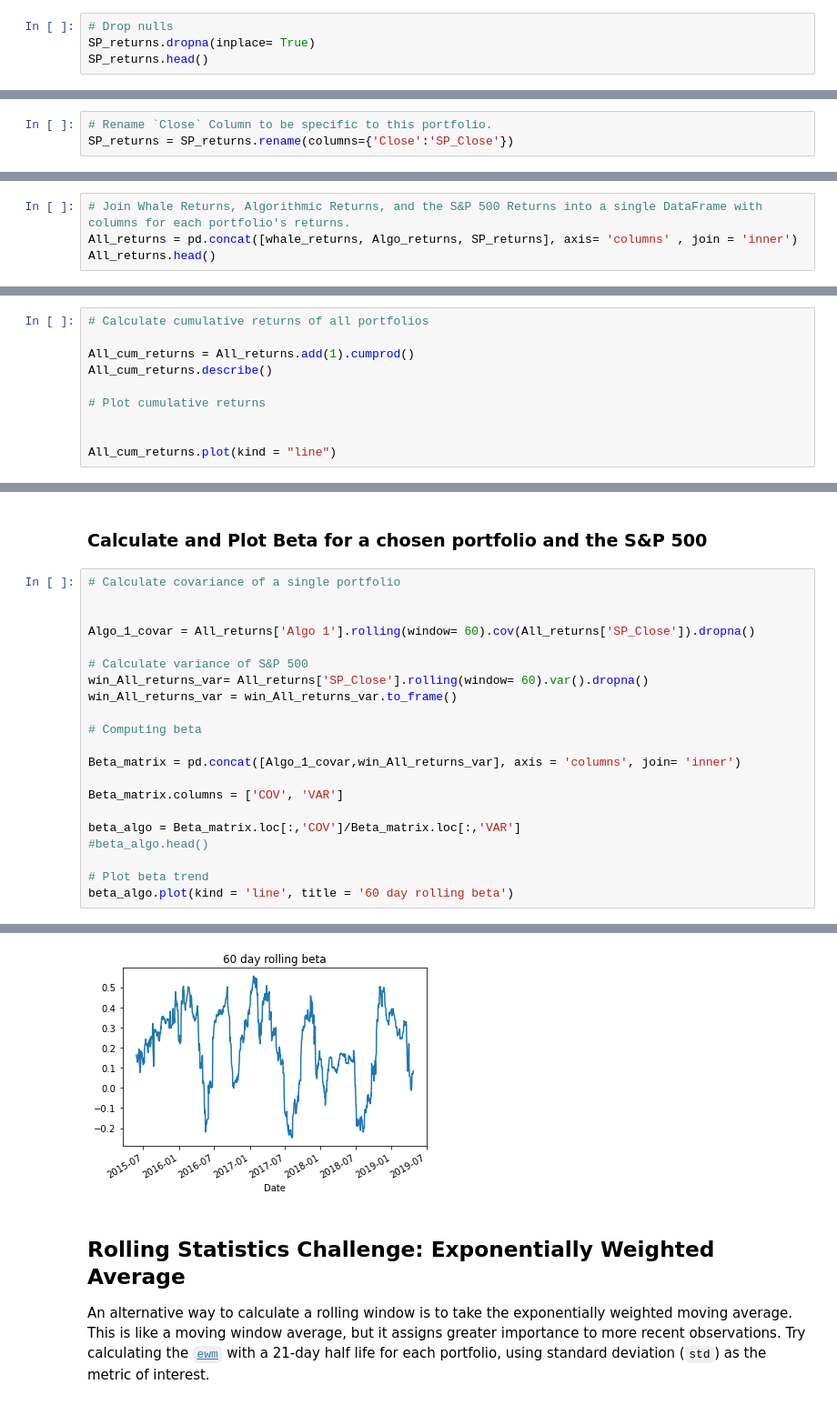
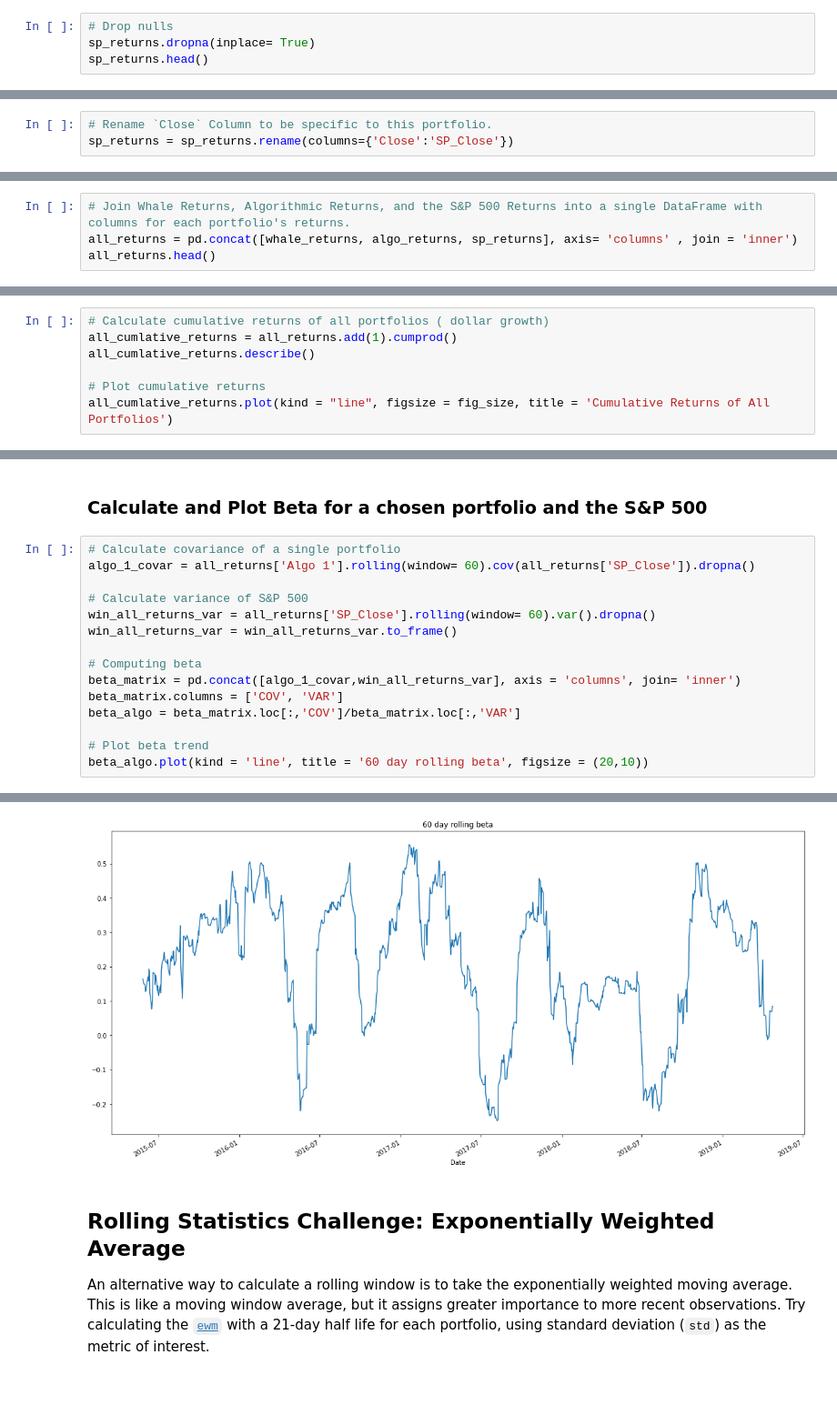
Before and after one commit to joseolasa/python-challenge, a Jupyter notebook: Whale_Analysis/whale_analysis.ipynb, the cells around one changed output, grey strips where cells are left out. Shown at 91% size. Saved outputs shown, nothing was run; the diff lists cells and outputs as text.

```diff
--- a/Whale_Analysis/whale_analysis.ipynb
+++ b/Whale_Analysis/whale_analysis.ipynb
@@ -152,8 +148,8 @@ SP_returns.head()
 | 2012-10-05 | -0.000322 |
 # %%
 # Drop nulls
-SP_returns.dropna(inplace= True)
-SP_returns.head()
+sp_returns.dropna(inplace= True)
+sp_returns.head()
 # %% [output]
 |  | Close |
 | Date |  |
@@ -164,6 +160,6 @@ SP_returns.head()
 | 2012-10-08 | -0.003457 |
 # %%
 # Rename `Close` Column to be specific to this portfolio.
-SP_returns = SP_returns.rename(columns={'Close':'SP_Close'})
+sp_returns = sp_returns.rename(columns={'Close':'SP_Close'})
 # %% [markdown]
 ## Combine Whale, Algorithmic, and S&P 500 Returns
@@ -190,7 +188,7 @@ Algo_returns.head()
 # %%
 # Join Whale Returns, Algorithmic Returns, and the S&P 500 Returns into a single DataFrame with columns for each portfolio's returns.
-All_returns = pd.concat([whale_returns, Algo_returns, SP_returns], axis= 'columns' , join = 'inner')
-All_returns.head()
+all_returns = pd.concat([whale_returns, algo_returns, sp_returns], axis= 'columns' , join = 'inner')
+all_returns.head()
 # %% [output]
 |  | SOROS FUND MANAGEMENT LLC | PAULSON & CO.INC. | TIGER GLOBAL MANAGEMENT LLC | BERKSHIRE HATHAWAY INC | Algo 1 | Algo 2 | ... |
 | Date |  |  |  |  |  |  | ... |
@@ -218,13 +222,10 @@ All_returns.plot(kind='line')
 # %% [markdown]
 #### Calculate and Plot cumulative returns.
 # %%
-# Calculate cumulative returns of all portfolios
-
-All_cum_returns = All_returns.add(1).cumprod()
-All_cum_returns.describe()
+# Calculate cumulative returns of all portfolios ( dollar growth)
+all_cumlative_returns = all_returns.add(1).cumprod()
+all_cumlative_returns.describe()
 
 # Plot cumulative returns
-
-
-All_cum_returns.plot(kind = "line")
+all_cumlative_returns.plot(kind = "line", figsize = fig_size, title = 'Cumulative Returns of All Portfolios')
 # %% [output]
@@ -347,28 +358,22 @@ All_returns_corr
 ### Calculate and Plot Beta for a chosen portfolio and the S&P 500
 # %%
 # Calculate covariance of a single portfolio
-
-
-Algo_1_covar = All_returns['Algo 1'].rolling(window= 60).cov(All_returns['SP_Close']).dropna()
+algo_1_covar = all_returns['Algo 1'].rolling(window= 60).cov(all_returns['SP_Close']).dropna()
 
 # Calculate variance of S&P 500
-win_All_returns_var= All_returns['SP_Close'].rolling(window= 60).var().dropna()
-win_All_returns_var = win_All_returns_var.to_frame()
+win_all_returns_var = all_returns['SP_Close'].rolling(window= 60).var().dropna()
+win_all_returns_var = win_all_returns_var.to_frame()
 
 # Computing beta
-
-Beta_matrix = pd.concat([Algo_1_covar,win_All_returns_var], axis = 'columns', join= 'inner')
-
-Beta_matrix.columns = ['COV', 'VAR']
-
-beta_algo = Beta_matrix.loc[:,'COV']/Beta_matrix.loc[:,'VAR']
-#beta_algo.head()
+beta_matrix = pd.concat([algo_1_covar,win_all_returns_var], axis = 'columns', join= 'inner')
+beta_matrix.columns = ['COV', 'VAR']
+beta_algo = beta_matrix.loc[:,'COV']/beta_matrix.loc[:,'VAR']
 
 # Plot beta trend
-beta_algo.plot(kind = 'line', title = '60 day rolling beta')
+beta_algo.plot(kind = 'line', title = '60 day rolling beta', figsize = (20,10))
 # %% [output]
 <AxesSubplot:title={'center':'60 day rolling beta'}, xlabel='Date'>
-[figure, old version]
+[figure, new version]
 # %% [markdown]
 ## Rolling Statistics Challenge: Exponentially Weighted Average
 
```
Also changed, not shown: parts of 50 cells of this notebook, 2 other files.
